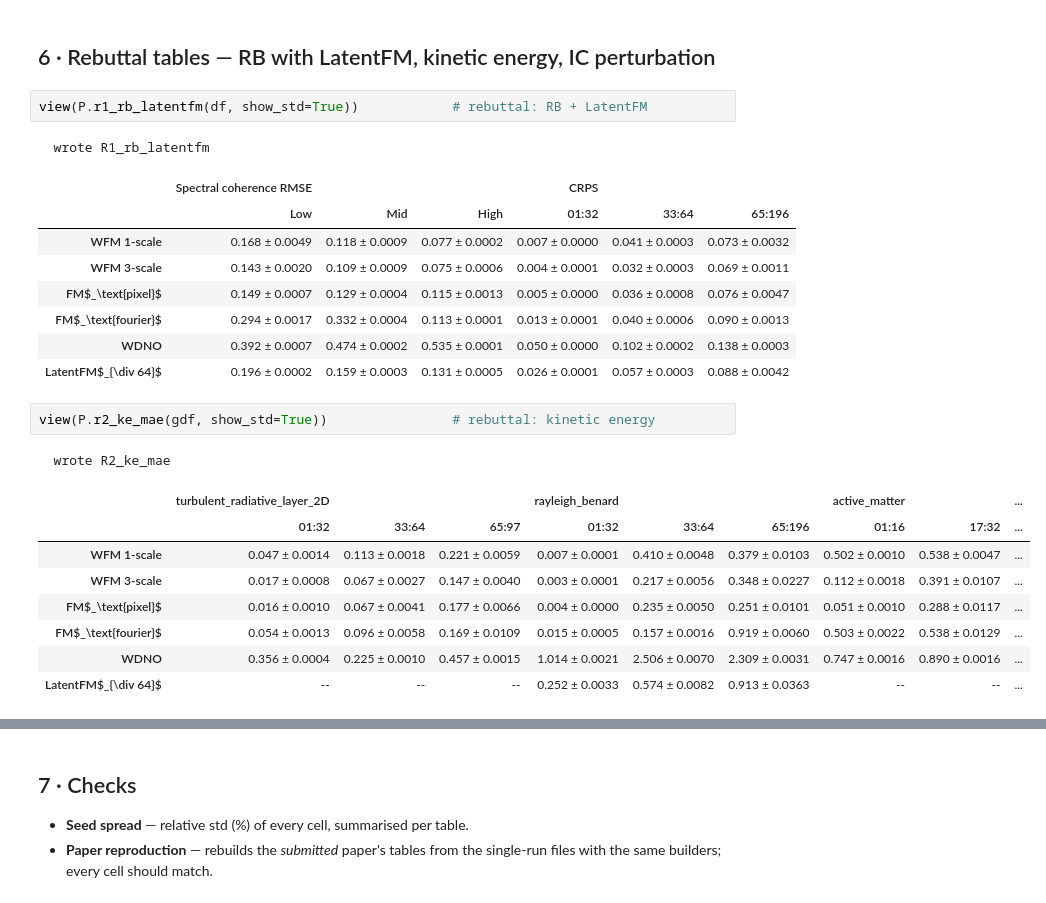
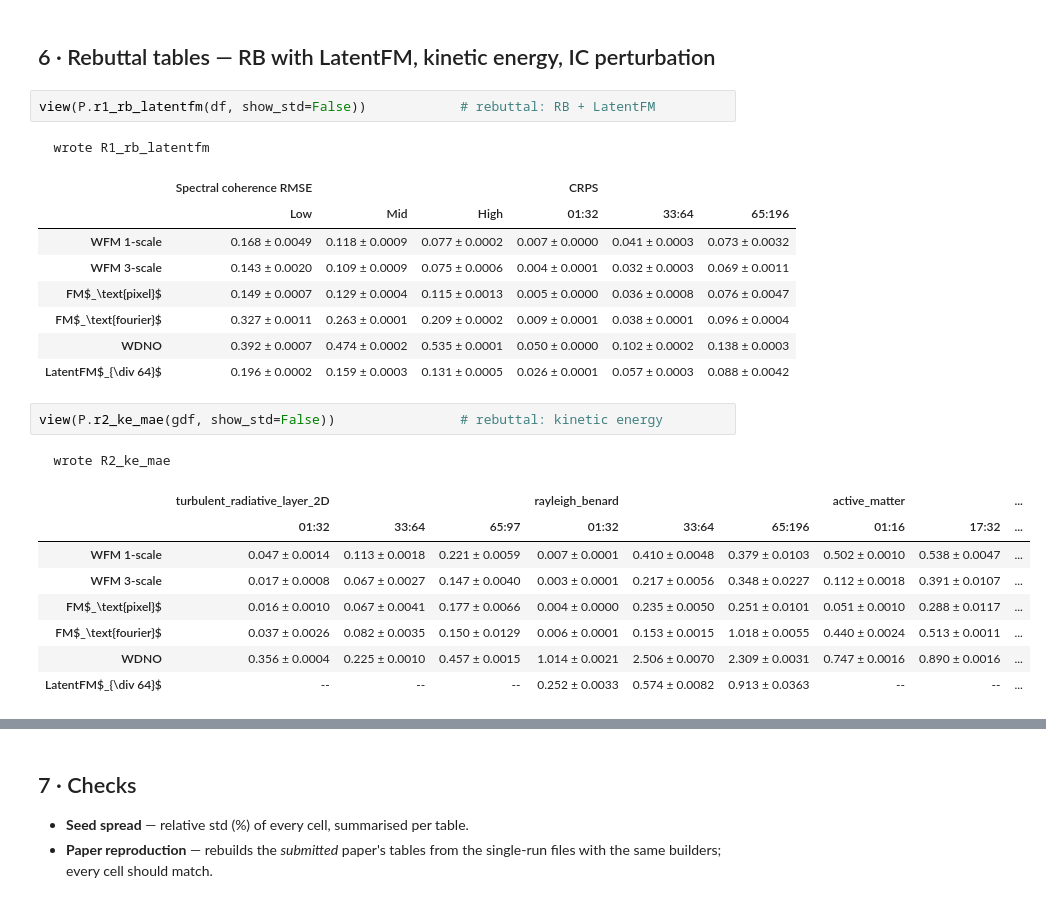
Before and after one commit to gabrieleaccarino/wavelet_flow_matching, a Jupyter notebook: notebooks/01_tables.ipynb, the cells around one changed output, grey strips where cells are left out. Drawn from its saved outputs; the diff is of its cells as text.

```diff
--- a/notebooks/01_tables.ipynb
+++ b/notebooks/01_tables.ipynb
@@ -312,7 +312,7 @@ view(P.s17b_spectral_pr(df, show_std=False))          # Table S17 (Pr)
 # %% [markdown]
 ## 6 · Rebuttal tables — RB with LatentFM, kinetic energy, IC perturbation
 # %%
-view(P.r1_rb_latentfm(df, show_std=True))            # rebuttal: RB + LatentFM
+view(P.r1_rb_latentfm(df, show_std=False))            # rebuttal: RB + LatentFM
 # %% [output]
   wrote R1_rb_latentfm
 |  | Spectral coherence RMSE |  |  | CRPS |  |  |
@@ -320,19 +320,19 @@ view(P.r1_rb_latentfm(df, show_std=True))            # rebuttal: RB + LatentFM
 | WFM 1-scale | 0.168 ± 0.0049 | 0.118 ± 0.0009 | 0.077 ± 0.0002 | 0.007 ± 0.0000 | 0.041 ± 0.0003 | 0.073 ± 0.0032 |
 | WFM 3-scale | 0.143 ± 0.0020 | 0.109 ± 0.0009 | 0.075 ± 0.0006 | 0.004 ± 0.0001 | 0.032 ± 0.0003 | 0.069 ± 0.0011 |
 | FM$_\text{pixel}$ | 0.149 ± 0.0007 | 0.129 ± 0.0004 | 0.115 ± 0.0013 | 0.005 ± 0.0000 | 0.036 ± 0.0008 | 0.076 ± 0.0047 |
-| FM$_\text{fourier}$ | 0.294 ± 0.0017 | 0.332 ± 0.0004 | 0.113 ± 0.0001 | 0.013 ± 0.0001 | 0.040 ± 0.0006 | 0.090 ± 0.0013 |
+| FM$_\text{fourier}$ | 0.327 ± 0.0011 | 0.263 ± 0.0001 | 0.209 ± 0.0002 | 0.009 ± 0.0001 | 0.038 ± 0.0001 | 0.096 ± 0.0004 |
 | WDNO | 0.392 ± 0.0007 | 0.474 ± 0.0002 | 0.535 ± 0.0001 | 0.050 ± 0.0000 | 0.102 ± 0.0002 | 0.138 ± 0.0003 |
 | LatentFM$_{\div 64}$ | 0.196 ± 0.0002 | 0.159 ± 0.0003 | 0.131 ± 0.0005 | 0.026 ± 0.0001 | 0.057 ± 0.0003 | 0.088 ± 0.0042 |
 # %%
-view(P.r2_ke_mae(gdf, show_std=True))                # rebuttal: kinetic energy
+view(P.r2_ke_mae(gdf, show_std=False))                # rebuttal: kinetic energy
 # %% [output]
   wrote R2_ke_mae
 |  | turbulent_radiative_layer_2D |  |  | rayleigh_benard |  |  | active_matter |  | ... |
 |  | 01:32 | 33:64 | 65:97 | 01:32 | 33:64 | 65:196 | 01:16 | 17:32 | ... |
 | WFM 1-scale | 0.047 ± 0.0014 | 0.113 ± 0.0018 | 0.221 ± 0.0059 | 0.007 ± 0.0001 | 0.410 ± 0.0048 | 0.379 ± 0.0103 | 0.502 ± 0.0010 | 0.538 ± 0.0047 | ... |
 | WFM 3-scale | 0.017 ± 0.0008 | 0.067 ± 0.0027 | 0.147 ± 0.0040 | 0.003 ± 0.0001 | 0.217 ± 0.0056 | 0.348 ± 0.0227 | 0.112 ± 0.0018 | 0.391 ± 0.0107 | ... |
 | FM$_\text{pixel}$ | 0.016 ± 0.0010 | 0.067 ± 0.0041 | 0.177 ± 0.0066 | 0.004 ± 0.0000 | 0.235 ± 0.0050 | 0.251 ± 0.0101 | 0.051 ± 0.0010 | 0.288 ± 0.0117 | ... |
-| FM$_\text{fourier}$ | 0.054 ± 0.0013 | 0.096 ± 0.0058 | 0.169 ± 0.0109 | 0.015 ± 0.0005 | 0.157 ± 0.0016 | 0.919 ± 0.0060 | 0.503 ± 0.0022 | 0.538 ± 0.0129 | ... |
+| FM$_\text{fourier}$ | 0.037 ± 0.0026 | 0.082 ± 0.0035 | 0.150 ± 0.0129 | 0.006 ± 0.0001 | 0.153 ± 0.0015 | 1.018 ± 0.0055 | 0.440 ± 0.0024 | 0.513 ± 0.0011 | ... |
 | WDNO | 0.356 ± 0.0004 | 0.225 ± 0.0010 | 0.457 ± 0.0015 | 1.014 ± 0.0021 | 2.506 ± 0.0070 | 2.309 ± 0.0031 | 0.747 ± 0.0016 | 0.890 ± 0.0016 | ... |
 | LatentFM$_{\div 64}$ | -- | -- | -- | 0.252 ± 0.0033 | 0.574 ± 0.0082 | 0.913 ± 0.0363 | -- | -- | ... |
 # %%
```
Also changed, not shown: parts of 13 cells of this notebook, 12 other files.
